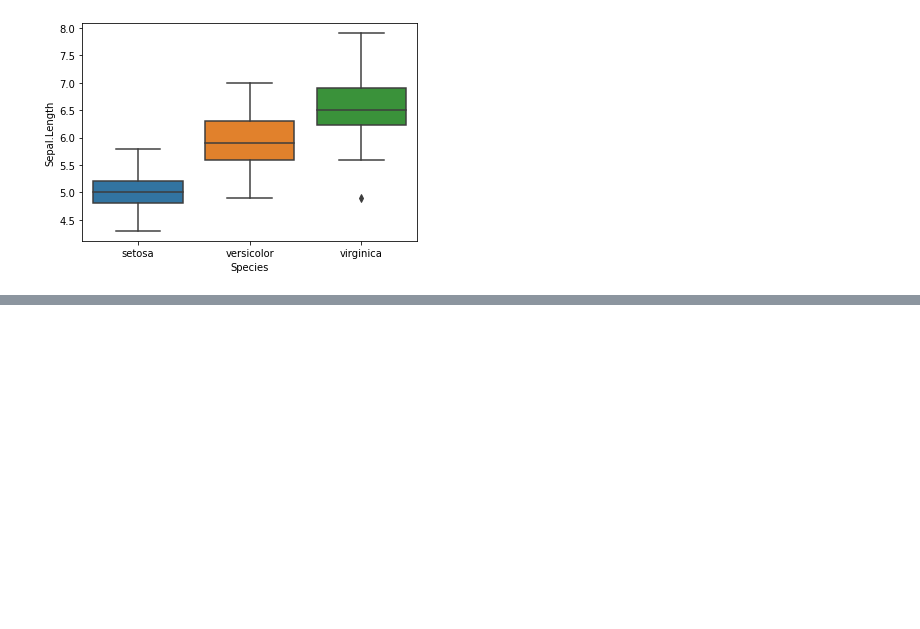
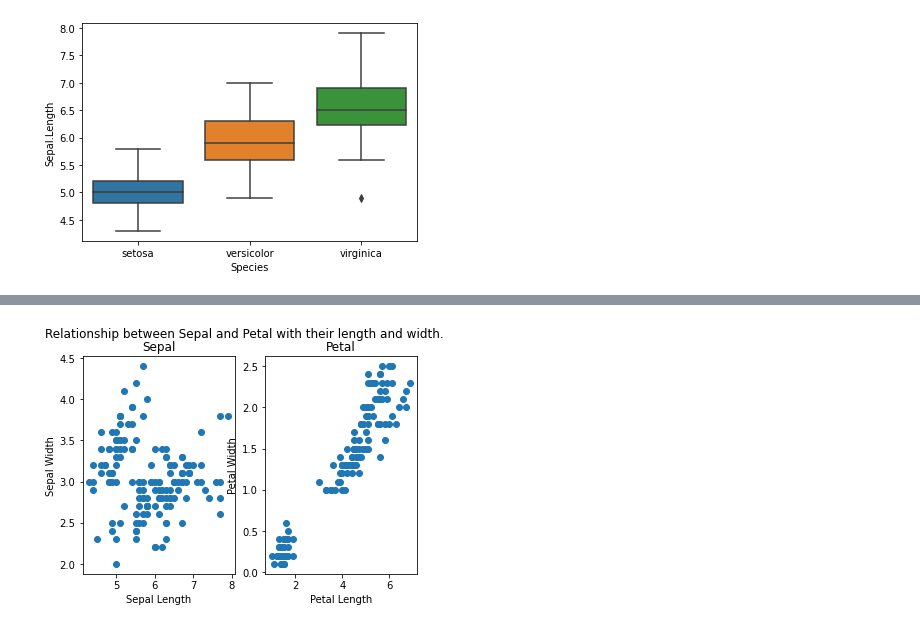
Before and after one commit to yusriwahab/Iris_flower, a Jupyter notebook: Iris_flower.ipynb, the cells around one changed output, grey strips where cells are left out. Cells and saved outputs as stored; diff of their text form; code cells hidden in the pictures; blank space fills up the shorter version.

```diff
--- a/Iris_flower.ipynb
+++ b/Iris_flower.ipynb
@@ -162,0 +160,23 @@ plt.show()
+# %%
+x1 = iris['Sepal.Length']
+y1 = iris['Sepal.Width']
+
+plt.subplot(1, 2, 1)
+plt.scatter(x1,y1)
+plt.title('Sepal')
+plt.xlabel('Sepal Length')
+plt.ylabel('Sepal Width')
+
+x2 = iris['Petal.Length']
+y2 = iris['Petal.Width']
+
+plt.subplot(1, 2,  2)
+plt.scatter(x2,y2)
+plt.title('Petal')
+plt.xlabel('Petal Length')
+plt.ylabel('Petal Width')
+
+plt.suptitle("Relationship between Sepal and Petal with their length and width.")
+plt.show()
+# %% [output]
+[figure, added]
```
Also changed, not shown: parts of 3 cells of this notebook.
